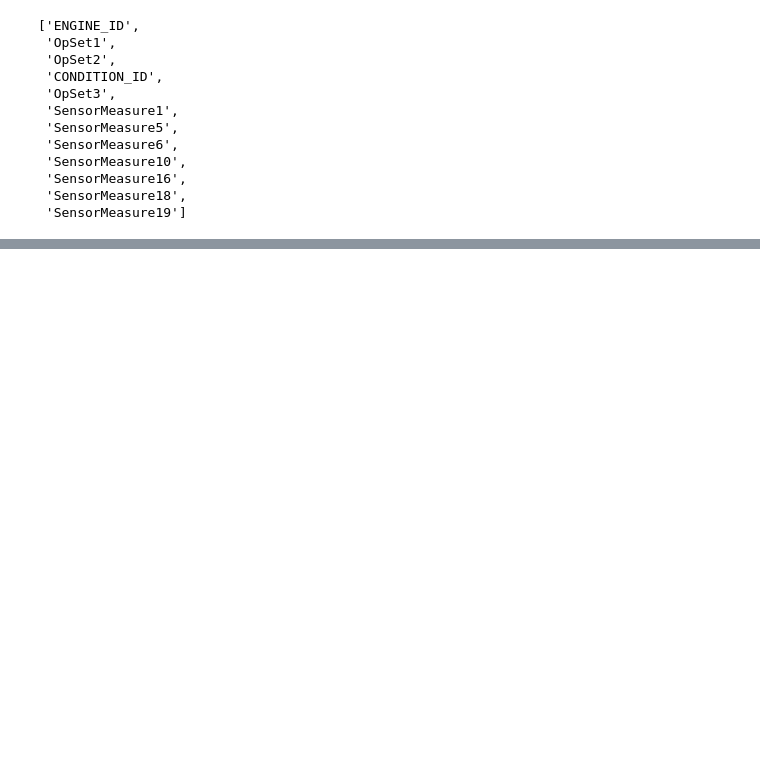
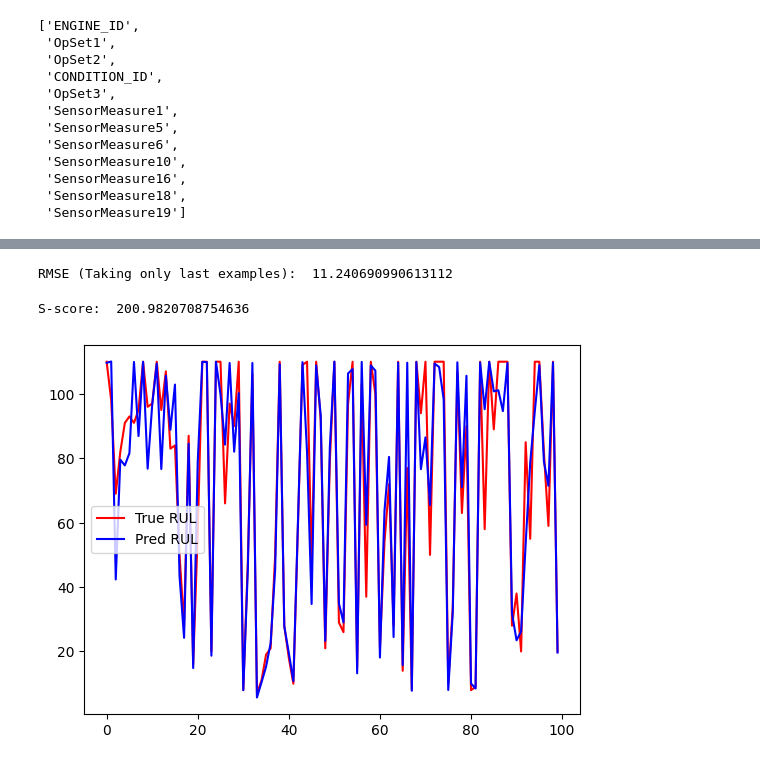
Before and after one commit to kanadsen/ME_773_PROJECT, a Jupyter notebook: CNN_LSTM_training_model.ipynb, the cells around one changed output, grey strips where cells are left out. Drawn from its saved outputs; the diff is of its cells as text; code cells hidden in the pictures; blank space fills up the shorter version.

```diff
--- a/CNN_LSTM_training_model.ipynb
+++ b/CNN_LSTM_training_model.ipynb
@@ -182,0 +311,9 @@ def process_test_data(test_data_for_an_engine, window_length, shift, num_test_wi
+# %%
+processed_train_data, processed_val_data, processed_train_targets, processed_val_targets = train_test_split(processed_train_data,
+                                                                                                            processed_train_targets,
+                                                                                                            test_size = 0.2,
+                                                                                                            random_state = 83)
+print("Processed train data shape: ", processed_train_data.shape)
+print("Processed validation data shape: ", processed_val_data.shape)
+print("Processed train targets shape: ", processed_train_targets.shape)
+print("Processed validation targets shape: ", processed_val_targets.shape)
@@ -182,0 +362,13 @@ def process_test_data(test_data_for_an_engine, window_length, shift, num_test_wi
+# %%
+# Model Creation and call
+def scheduler(epoch):
+    if epoch < 5:
+        return 0.001
+    else:
+        return 0.0001
+callback = tf.keras.callbacks.LearningRateScheduler(scheduler, verbose = 1)
+model = create_compiled_model()  # creating model
+history = model.fit(processed_train_data, processed_train_targets, epochs = 300,
+                    validation_data = (processed_val_data, processed_val_targets),
+                    callbacks = callback,
+                    batch_size = 64, verbose = 2)
@@ -182,0 +424,8 @@ def process_test_data(test_data_for_an_engine, window_length, shift, num_test_wi
+# %%
+#Calculate RMSE
+rul_pred = model.predict(processed_test_data).reshape(-1)
+preds_for_each_engine = np.split(rul_pred, np.cumsum(num_test_windows_list)[:-1])
+mean_pred_for_each_engine = [np.average(ruls_for_each_engine, weights = np.repeat(1/num_windows, num_windows))
+                             for ruls_for_each_engine, num_windows in zip(preds_for_each_engine, num_test_windows_list)]
+RMSE = np.sqrt(mean_squared_error(true_RUL, mean_pred_for_each_engine))
+print("RMSE: ", RMSE)
@@ -182,0 +442,30 @@ def process_test_data(test_data_for_an_engine, window_length, shift, num_test_wi
+# %%
+#Compute the RMSE by taking only last example of each engine.
+
+indices_of_last_examples = np.cumsum(num_test_windows_list) - 1
+preds_for_last_example = np.concatenate(preds_for_each_engine)[indices_of_last_examples]
+
+RMSE_new = np.sqrt(mean_squared_error(true_RUL, preds_for_last_example))
+print("RMSE (Taking only last examples): ", RMSE_new)
+# %% [output]
+RMSE (Taking only last examples):  11.240690990613112
+# %%
+#Compute S score
+def compute_s_score(rul_true, rul_pred):
+    """
+    Both rul_true and rul_pred should be 1D numpy arrays.
+    """
+    diff = rul_pred - rul_true
+    return np.sum(np.where(diff < 0, np.exp(-diff/13)-1, np.exp(diff/10)-1))
+s_score = compute_s_score(true_RUL, preds_for_last_example)
+print("S-score: ", s_score)
+# %% [output]
+S-score:  200.9820708754636
+# %%
+# Plot true and predicted RUL values
+plt.plot(true_RUL, label = "True RUL", color = "red")
+plt.plot(preds_for_last_example, label = "Pred RUL", color = "blue")
+plt.legend()
+plt.show()
+# %% [output]
+[figure, added]
```
Also changed, not shown: parts of 17 cells of this notebook, 10 other files.
